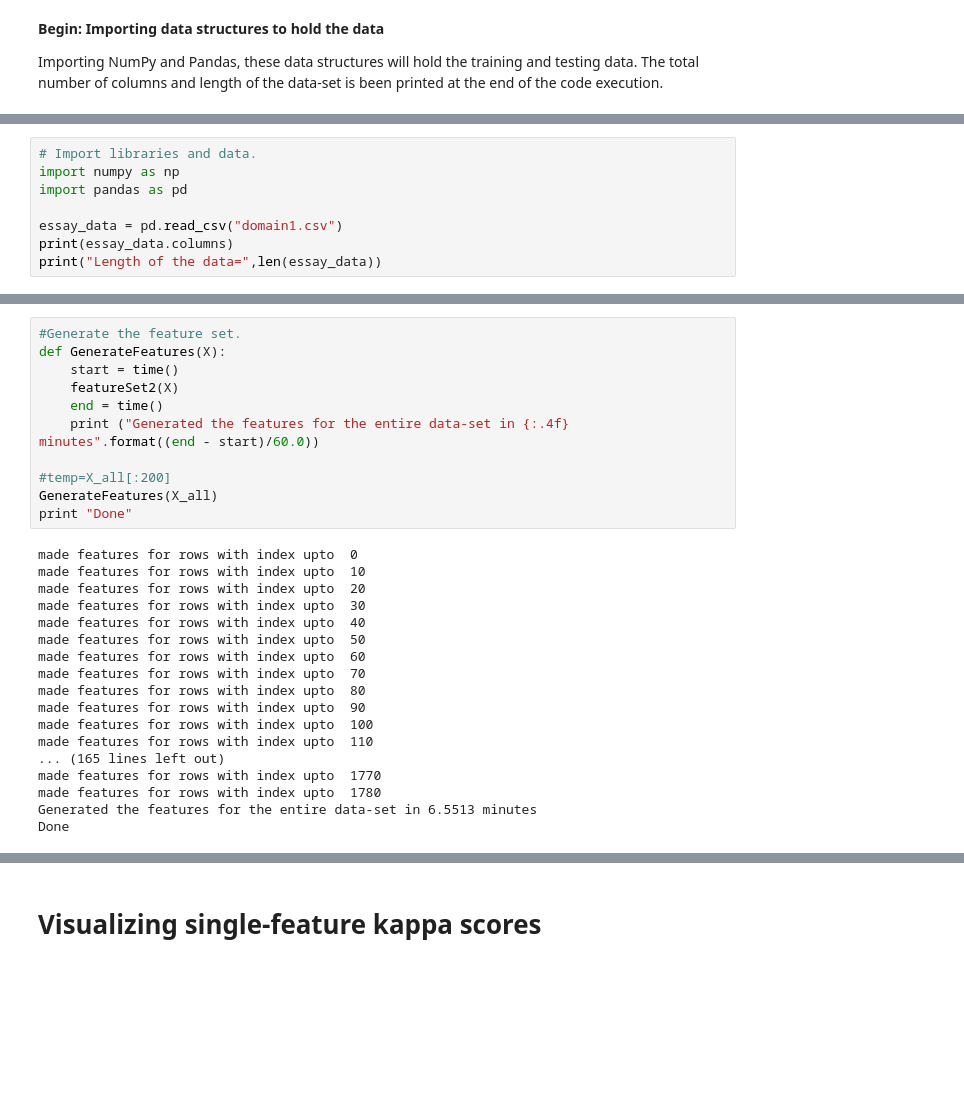
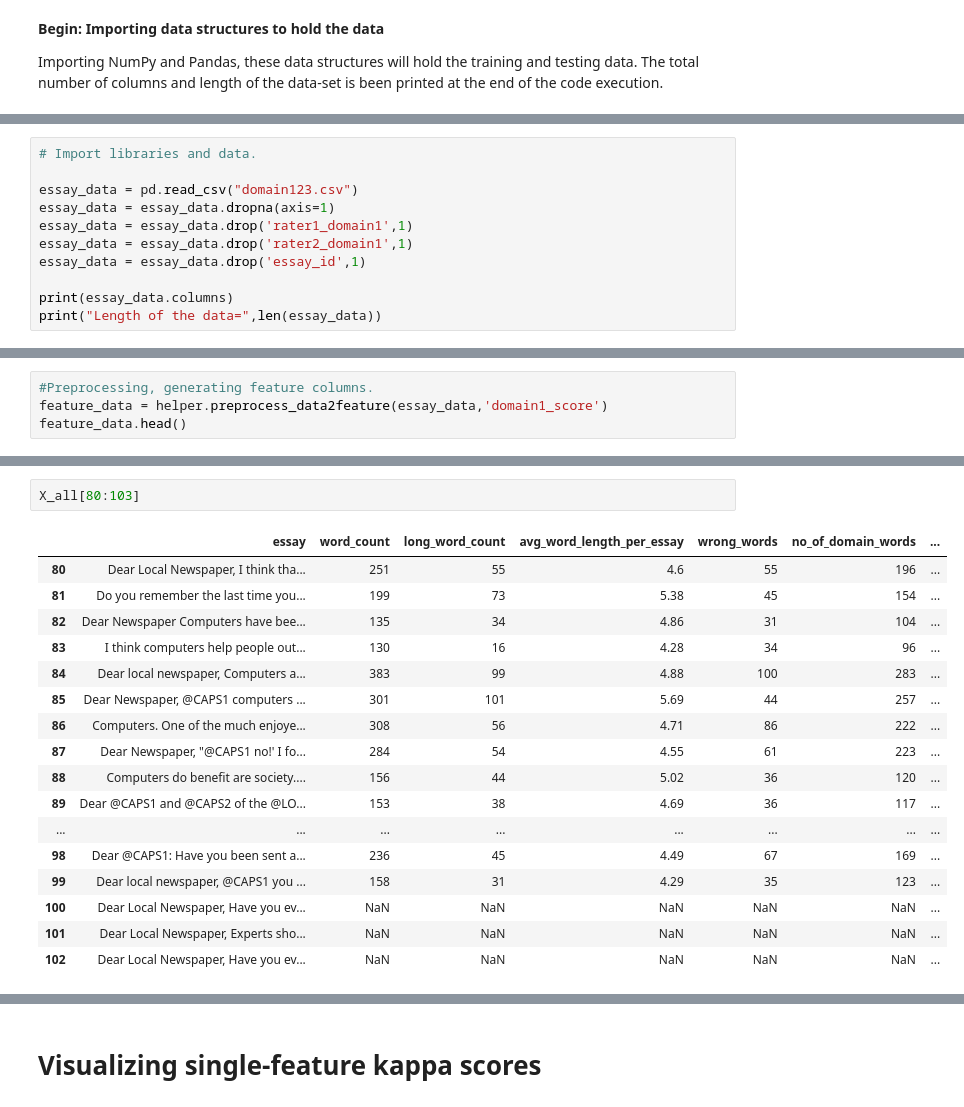
Before and after one commit to vasu5235/Kaggle-Automated-Essay-Checking-System, a Jupyter notebook: aes.ipynb, the cells around one changed output, grey strips where cells are left out. Cells and saved outputs as stored; diff of their text form; blank space fills up the shorter version.

```diff
--- a/aes.ipynb
+++ b/aes.ipynb
@@ -10,9 +17,12 @@ The total number of columns and length of the data-set is been printed at the en
 # %%
 # Import libraries and data.
-import numpy as np
-import pandas as pd
 
-essay_data = pd.read_csv("domain1.csv")
+essay_data = pd.read_csv("domain123.csv")
+essay_data = essay_data.dropna(axis=1)
+essay_data = essay_data.drop('rater1_domain1',1)
+essay_data = essay_data.drop('rater2_domain1',1)
+essay_data = essay_data.drop('essay_id',1)
+
 print(essay_data.columns)
 print("Length of the data=",len(essay_data))
 # %% [output]
@@ -32,0 +31,4 @@ feature_data = somefunc(essay_data,'domain1_score')
+# %%
+#Preprocessing, generating feature columns.
+feature_data = helper.preprocess_data2feature(essay_data,'domain1_score')
+feature_data.head()
@@ -140,29 +46,20 @@ Done
-# %%
-#Generate the feature set.
-def GenerateFeatures(X):
-    start = time()
-    featureSet2(X)
-    end = time()
-    print ("Generated the features for the entire data-set in {:.4f} minutes".format((end - start)/60.0))
-
-#temp=X_all[:200]
-GenerateFeatures(X_all)
-print "Done"
-# %% [output]
-made features for rows with index upto  0
-made features for rows with index upto  10
-made features for rows with index upto  20
-made features for rows with index upto  30
-made features for rows with index upto  40
-made features for rows with index upto  50
-made features for rows with index upto  60
-made features for rows with index upto  70
-made features for rows with index upto  80
-made features for rows with index upto  90
-made features for rows with index upto  100
-made features for rows with index upto  110
-... (165 lines left out)
-made features for rows with index upto  1770
-made features for rows with index upto  1780
-Generated the features for the entire data-set in 6.5513 minutes
-Done
+# %%
+X_all[80:103]
+# %% [output]
+|  | essay | word_count | long_word_count | avg_word_length_per_essay | wrong_words | no_of_domain_words | ... |
+| 80 | Dear Local Newspaper, I think tha... | 251 | 55 | 4.6 | 55 | 196 | ... |
+| 81 | Do you remember the last time you... | 199 | 73 | 5.38 | 45 | 154 | ... |
+| 82 | Dear Newspaper Computers have bee... | 135 | 34 | 4.86 | 31 | 104 | ... |
+| 83 | I think computers help people out... | 130 | 16 | 4.28 | 34 | 96 | ... |
+| 84 | Dear local newspaper, Computers a... | 383 | 99 | 4.88 | 100 | 283 | ... |
+| 85 | Dear Newspaper, @CAPS1 computers ... | 301 | 101 | 5.69 | 44 | 257 | ... |
+| 86 | Computers. One of the much enjoye... | 308 | 56 | 4.71 | 86 | 222 | ... |
+| 87 | Dear Newspaper, "@CAPS1 no!' I fo... | 284 | 54 | 4.55 | 61 | 223 | ... |
+| 88 | Computers do benefit are society.... | 156 | 44 | 5.02 | 36 | 120 | ... |
+| 89 | Dear @CAPS1 and @CAPS2 of the @LO... | 153 | 38 | 4.69 | 36 | 117 | ... |
+| ... | ... | ... | ... | ... | ... | ... | ... |
+| 98 | Dear @CAPS1: Have you been sent a... | 236 | 45 | 4.49 | 67 | 169 | ... |
+| 99 | Dear local newspaper, @CAPS1 you ... | 158 | 31 | 4.29 | 35 | 123 | ... |
+| 100 | Dear Local Newspaper, Have you ev... | NaN | NaN | NaN | NaN | NaN | ... |
+| 101 | Dear Local Newspaper, Experts sho... | NaN | NaN | NaN | NaN | NaN | ... |
+| 102 | Dear Local Newspaper, Have you ev... | NaN | NaN | NaN | NaN | NaN | ... |
```
Also changed, not shown: parts of 31 cells of this notebook.
